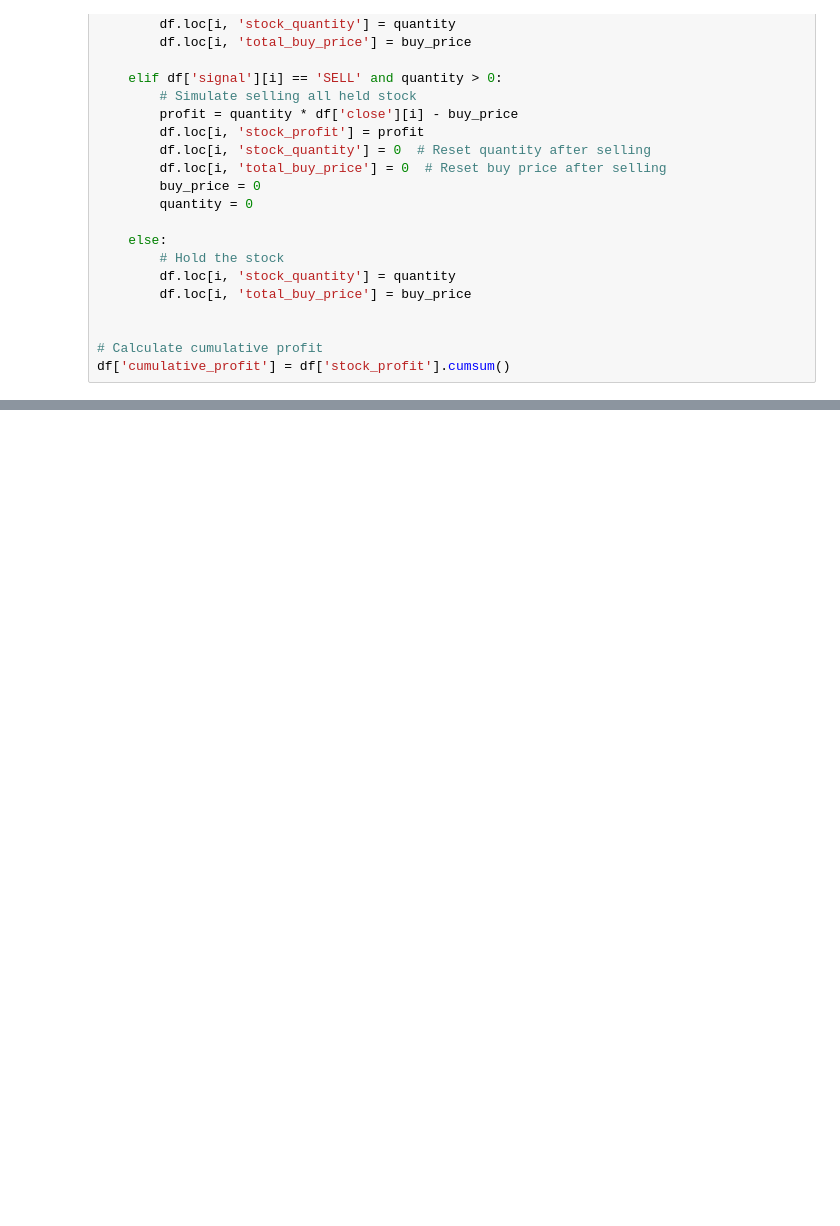
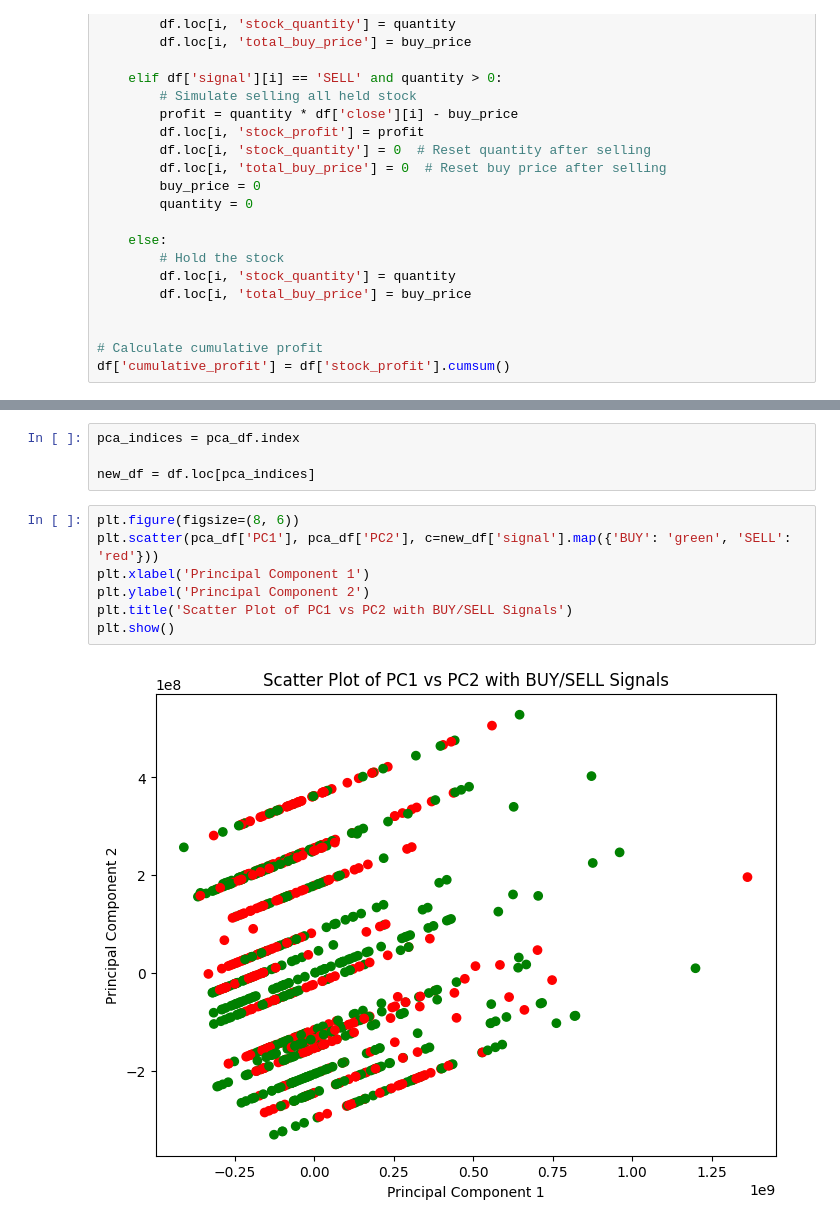
Before and after one commit to roboGOD/iisc-dsp-stock-price-prediction, a Jupyter notebook: src/02-eda.ipynb, the cells around one changed output, grey strips where cells are left out. Saved outputs shown, nothing was run; the diff lists cells and outputs as text; blank space fills up the shorter version.

```diff
--- a/src/02-eda.ipynb
+++ b/src/02-eda.ipynb
@@ -320,0 +395,13 @@ df.to_csv('eda.csv', index=False)
+# %%
+pca_indices = pca_df.index
+
+new_df = df.loc[pca_indices]
+# %%
+plt.figure(figsize=(8, 6))
+plt.scatter(pca_df['PC1'], pca_df['PC2'], c=new_df['signal'].map({'BUY': 'green', 'SELL': 'red'}))
+plt.xlabel('Principal Component 1')
+plt.ylabel('Principal Component 2')
+plt.title('Scatter Plot of PC1 vs PC2 with BUY/SELL Signals')
+plt.show()
+# %% [output]
+[figure, added]
```
Also changed, not shown: parts of 18 cells of this notebook.
